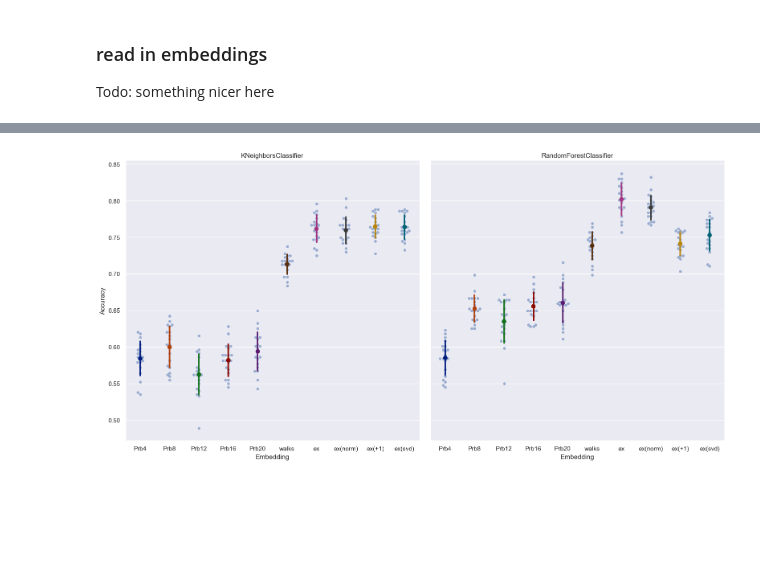
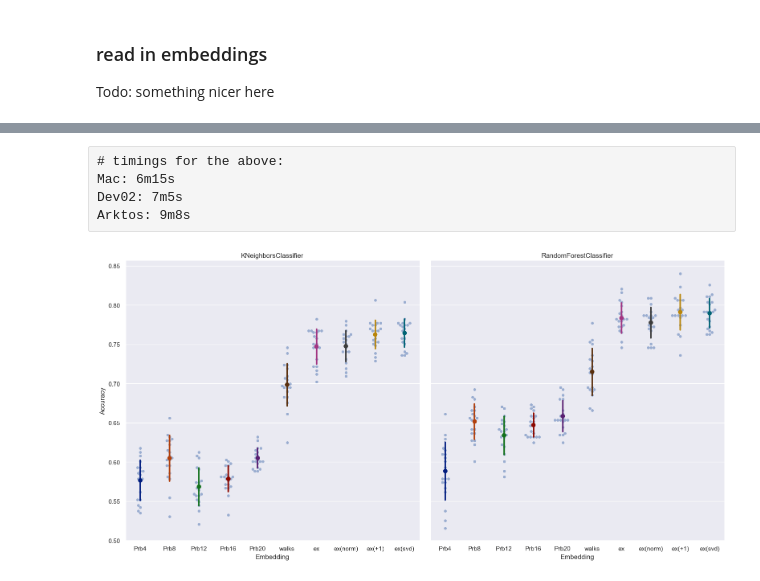
Before and after one commit to ftheberge/EmbeddingOfGraphs, a Jupyter notebook: Notebooks/graph-embedding-NCI-classify.ipynb, the cells around one changed output, grey strips where cells are left out. Saved outputs shown, nothing was run; the diff lists cells and outputs as text; code cells hidden in the pictures; blank space fills up the shorter version.

```diff
--- a/Notebooks/graph-embedding-NCI-classify.ipynb
+++ b/Notebooks/graph-embedding-NCI-classify.ipynb
@@ -44,7 +44,8 @@ We add those as isolated vertices nevertheless.
 
 Each small graph belongs to one of two classes; the classes are roughly balanced.
 # %%
-datadir = '../Data/NCI1/'
+dataset = 'NCI109'
+datadir = '../Data/'+dataset+'/'
 
 ## read graph labels
 fn_graph_label = datadir+'DS_graph_labels.txt'
@@ -57,15 +58,17 @@ Todo: something nicer here
 # %%
 import pickle
 
-with open('Results/expander_NCI1.pkl','rb') as fp:
+fn = 'Results/expander_'+dataset+'.pkl'
+with open(fn,'rb') as fp:
     expand_matrix, expand_matrix_norm, expand_matrix_rec, expand_matrix_svd = pickle.load(fp)
 
-with open('Results/walks_NCI1.pkl','rb') as fp:
+fn = 'Results/walks_'+dataset+'.pkl'
+with open(fn,'rb') as fp:
     walks_matrix, walks_matrix_norm = pickle.load(fp)
 
 Probes=[]
 for d in np.arange(4,21,4):
-    with open('Results/probes_'+str(d)+'_NCI1.pkl','rb') as fp:
+    with open('Results/probes_'+str(d)+'_'+dataset+'.pkl','rb') as fp:
         Probes.append(pickle.load(fp))
 # %%
 def cross_validate(model, data, labels, n_splits=20, test_ratio=0.1, random_seed=42):
@@ -128,3 +131,8 @@ Wall time: 6min 23s
+# %% [raw]
+# timings for the above:
+Mac: 6m15s
+Dev02: 7m5s
+Arktos: 9m8s
 # %%
 g = sns.catplot(
     kind="swarm",
@@ -147,31 +155,33 @@ g.map_dataframe(
     join=False,
     order=[
     "Probes_4",
     "Probes_8",
     "Probes_12",
     "Probes_16",
     "Probes_20",
     "Walks",
     "Expander",
     "Expander normalized",
     "Expander recursive",
     "Expander svd"
     ],
     ci="sd",
     scale=0.9,
 )
 g.set_titles(col_template="{col_name}")
 g.set_xticklabels([
         "Prb4",
         "Prb8",
         "Prb12",
         "Prb16",
         "Prb20",
         "walks",
         "ex",
         "ex(norm)",
         "ex(+1)",
         "ex(svd)"
     ]);
+fn = 'Results/'+dataset+'.png'
+g.savefig(fn)
 # %% [output]
-[figure, old version]
+[figure, new version]
```
Also changed, not shown: parts of 1 cell of this notebook, 6 other files.
